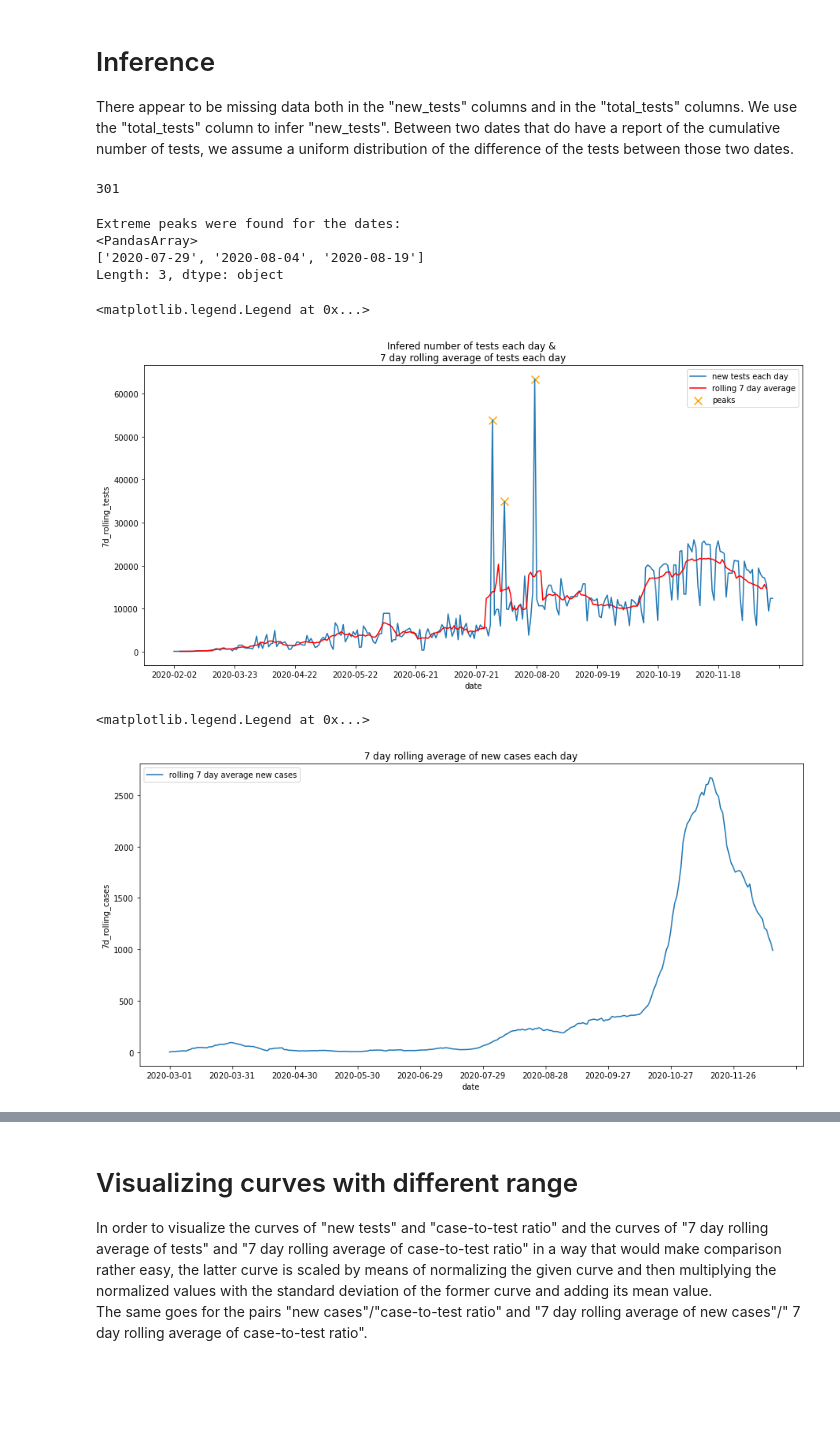
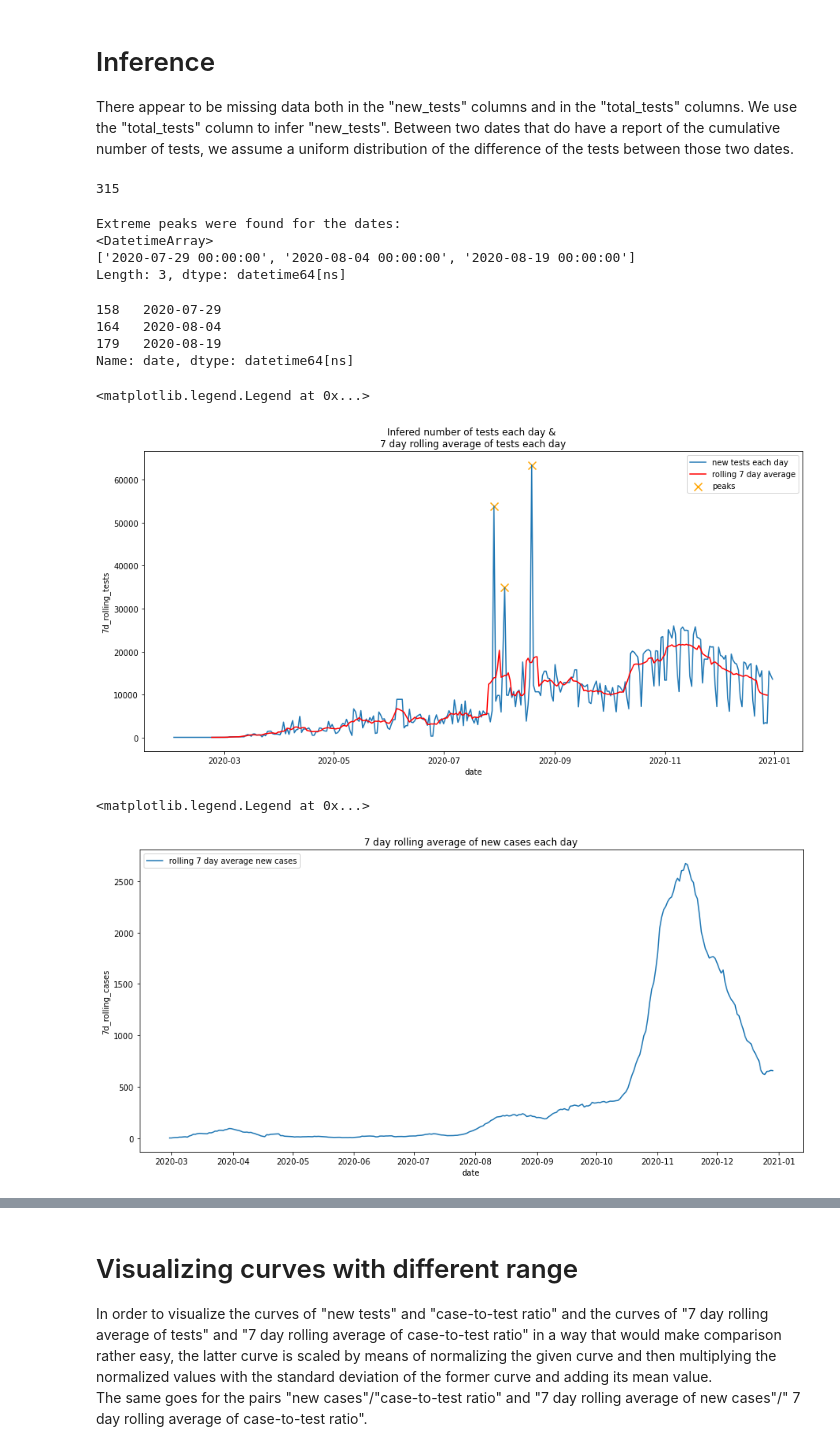
Before and after one commit to fivoskal/greece-covid-data-representation, a Jupyter notebook: owid.ipynb, the cells around one changed output, grey strips where cells are left out. Saved outputs shown, nothing was run; the diff lists cells and outputs as text; code cells hidden in the pictures; blank space fills up the shorter version.

```diff
--- a/owid.ipynb
+++ b/owid.ipynb
@@ -86,5 +88,7 @@ with pd.option_context('display.max_rows', 50, 'display.max_columns', 60):
 # %%
-inf_gr = gr[["date", "new_tests", "total_tests", "new_cases"]].copy()
+inf_gr = gr[["date", "new_tests", "total_tests", "new_cases", "icu_patients", "icu_patients_per_million", "hosp_patients"]].copy()
+inf_gr = inf_gr.reset_index(drop=True)
+inf_gr["date"] = pd.to_datetime( inf_gr["date"], dayfirst=False)
 # %% [markdown]
 # Inference
 There appear to be missing data both in the "new_tests" columns and in the "total_tests" columns. We use the "total_tests" column to infer "new_tests". Between two dates that do have a report of the cumulative number of tests, we assume a uniform distribution of the difference of the tests between those two dates.
@@ -109,7 +113,7 @@ if k != 0:
 # %%
 len(inf_gr["new_tests"])
 # %% [output]
-301
+315
 # %%
 inf_gr["new_tests"] = num_tests
 # %%
@@ -123,34 +127,41 @@ print("Extreme peaks were found for the dates:")
 print(inf_gr["date"].array[argpeaks])
 # %% [output]
 Extreme peaks were found for the dates:
-<PandasArray>
-['2020-07-29', '2020-08-04', '2020-08-19']
-Length: 3, dtype: object
+<DatetimeArray>
+['2020-07-29 00:00:00', '2020-08-04 00:00:00', '2020-08-19 00:00:00']
+Length: 3, dtype: datetime64[ns]
+# %%
+inf_gr["date"][argpeaks]
+# %% [output]
+158   2020-07-29
+164   2020-08-04
+179   2020-08-19
+Name: date, dtype: datetime64[ns]
 # %%
 fig, ax = plt.subplots(figsize=(15,7))
 g = sns.lineplot(data=inf_gr, x="date", y="new_tests")
-g.set(xticks=[ i for i in range(len(inf_gr)) if i%30==0] )
-g.scatter(argpeaks, peaks, marker='x', color='orange', s=100)
+# g.set(xticks=[ i for i in range(len(inf_gr)) if i%30==0] )
+g.scatter(inf_gr["date"][argpeaks], peaks, marker='x', color='orange', s=100)
 plt.title("Infered number of tests each day & \n7 day rolling average of tests each day")
 
 inf_gr ["7d_rolling_tests"] = inf_gr.new_tests.rolling(7).mean().shift(-3)
 
 g = sns.lineplot(data=inf_gr, x="date", y="7d_rolling_tests", color='red', ax=ax)
 g.legend(["new tests each day", "rolling 7 day average", "peaks"])
 # %% [output]
 <matplotlib.legend.Legend at 0x...>
-[figure, old version]
+[figure, new version]
 # %%
 inf_gr ["7d_rolling_cases"] = inf_gr.new_cases.rolling(7).mean().shift(-3)
 plt.figure(figsize=(15,7))
 
 g = sns.lineplot(data=inf_gr, x="date", y="7d_rolling_cases")
-g.set(xticks=[ i for i in range(len(inf_gr)) if i%30==0] )
+# g.set(xticks=[ i for i in range(len(inf_gr)) if i%30==0] )
 plt.title("7 day rolling average of new cases each day")
 g.legend(["rolling 7 day average new cases"])
 # %% [output]
 <matplotlib.legend.Legend at 0x...>
-[figure, old version]
+[figure, new version]
 # %%
 inf_gr["cases_tests_ratio"] = np.array(inf_gr["new_cases"].array) / np.array(inf_gr["new_tests"].array)
 
```
Also changed, not shown: parts of 7 cells of this notebook.
